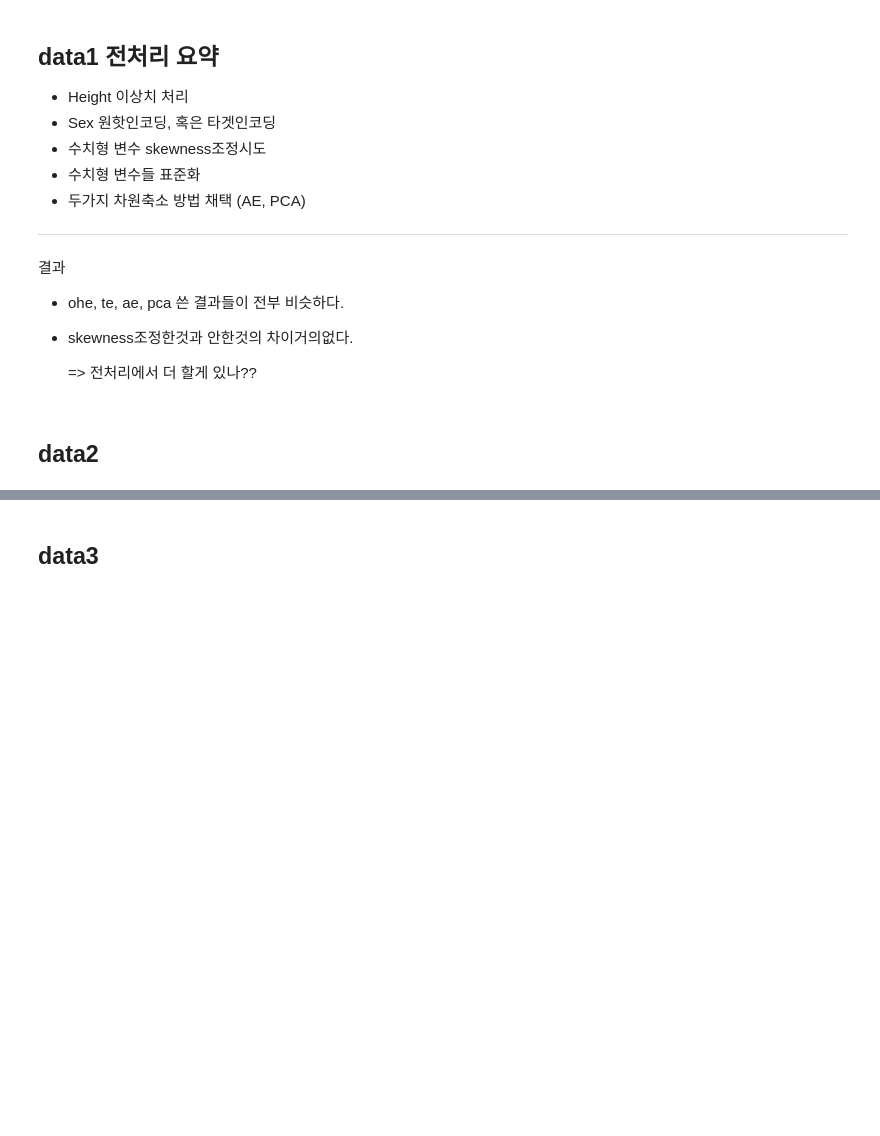
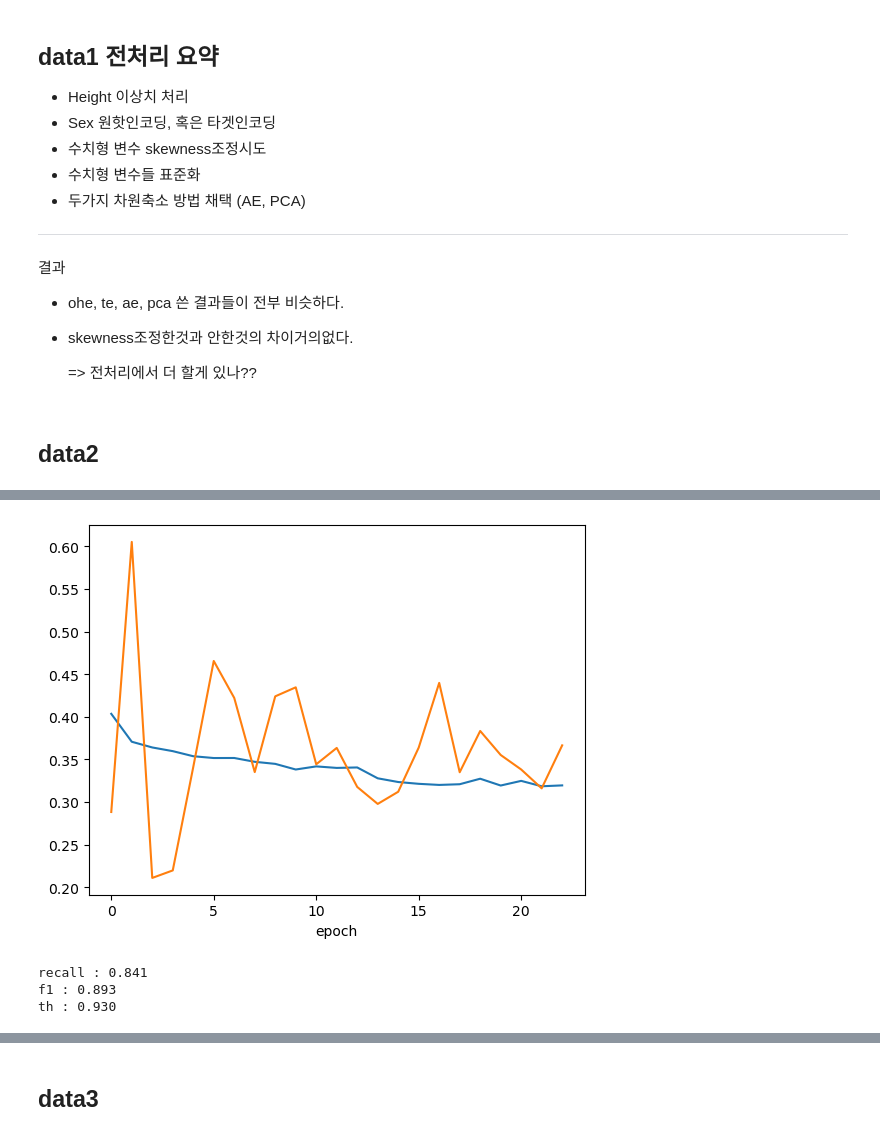
Before and after one commit to bgh2104/AIB_TP1, a Jupyter notebook: preprocessing.ipynb, the cells around one changed output, grey strips where cells are left out. Saved outputs shown, nothing was run; the diff lists cells and outputs as text; code cells hidden in the pictures; blank space fills up the shorter version.

```diff
--- a/preprocessing.ipynb
+++ b/preprocessing.ipynb
@@ -351,0 +679,37 @@ pca mean rmse : 2.2542313412077624
+# %%
+# ADASYN
+from imblearn.over_sampling import ADASYN
+
+X_train5, y_train5 = ADASYN(n_neighbors=5).fit_resample(X_train, y_train)
+train_ds4 = tf.data.Dataset.from_tensor_slices((X_train5, y_train5))
+train_ds4 = train_ds4.cache().shuffle(28000).batch(32)
+
+b_model7 = keras.models.clone_model(b_model4)
+b_model7.compile(loss='binary_crossentropy',
+                 metrics=[keras.metrics.AUC(name='prc', curve='PR')],
+                 optimizer=keras.optimizers.Adam(0.1))
+
+e_stop.monitor = 'val_loss'
+reduce_lr.monitor = 'val_loss'
+
+hist = b_model7.fit(train_ds4,
+                    validation_data=valid_ds,
+                    epochs=200,
+                    callbacks=[e_stop, reduce_lr],
+                    verbose=0)
+
+plt.plot(hist.history['loss'], label='train')
+plt.plot(hist.history['val_loss'], label='val')
+plt.xlabel('epoch')
+plt.show()
+# %% [output]
+[figure, added]
+# %%
+_, recall, f1, th = prec_recall(b_model7, X_test, y_test)
+print(f'recall : {recall:.3f}\nf1 : {f1:.3f}\nth : {th:.3f}')
+# ADASYN역시 f1살짝증가 . 리콜은 감소.
+# n_neighbors를 늘리면 : f1비슷. 리콜감소..
+# %% [output]
+recall : 0.841
+f1 : 0.893
+th : 0.930
```
Also changed, not shown: parts of 24 cells of this notebook.
